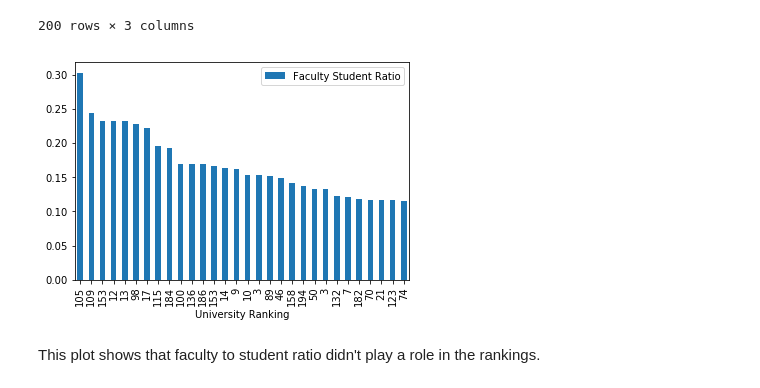
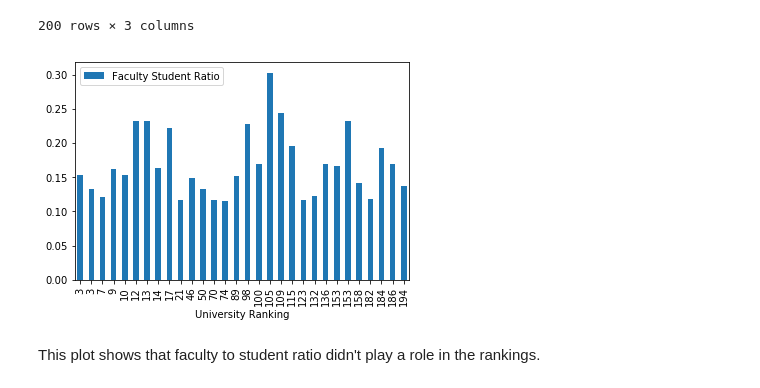
Before and after one commit to Firas11993/ada2017, a Jupyter notebook: 02 - Data from the Web/Assignment-2-ADA.ipynb, the cells around one changed output. Drawn from its saved outputs; the diff is of its cells as text; code cells hidden in the pictures.

Commit message:
graph of universities sorted by index fixed

```diff
--- a/02 - Data from the Web/Assignment-2-ADA.ipynb
+++ b/02 - Data from the Web/Assignment-2-ADA.ipynb
@@ -420,11 +420,11 @@ times_fac_ratio
 | 99 | University of Bonn | 0.012837 | 100 |
 200 rows × 3 columns
 # %%
-times_fac_ratio[0:30].plot(kind='bar',x='rank')
+times_fac_ratio[0:30].sort_index().plot(kind='bar',x='rank')
 plt.xlabel('University Ranking')
 plt.show()
 # %% [output]
-[figure, old version]
+[figure, new version]
 # %% [markdown]
 This plot shows that faculty to student ratio didn't play a role in the rankings.
 # %% [markdown]
```
Also changed, not shown: parts of 1 cell of this notebook.
